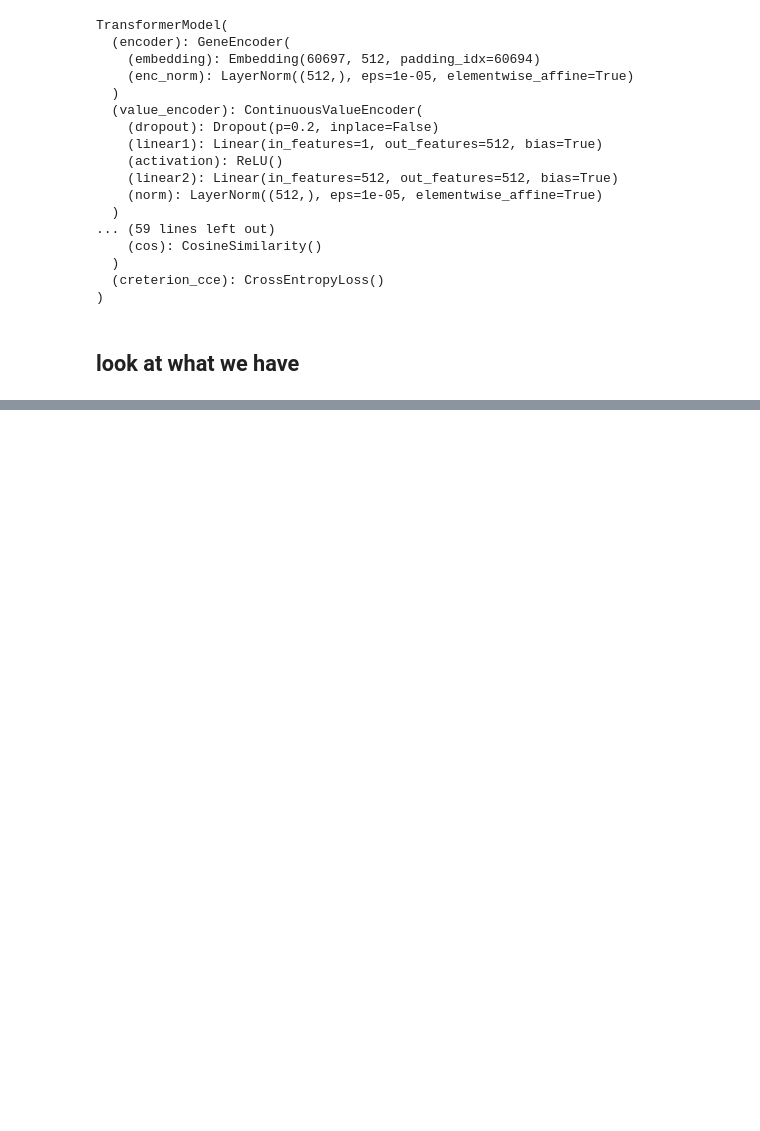
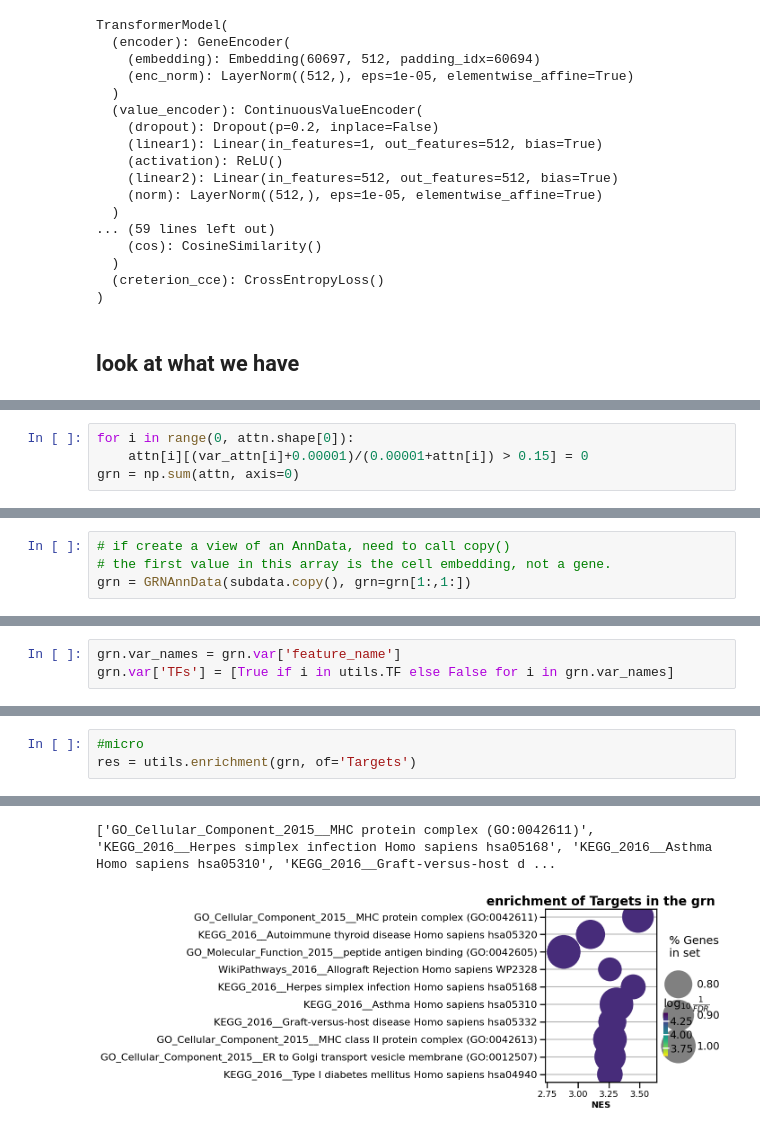
Before and after one commit to jkobject/scGPT, a Jupyter notebook: mytests/cleanup_run.ipynb, the cells around one changed output, grey strips where cells are left out. Cells and saved outputs as stored; diff of their text form; blank space fills up the shorter version.

```diff
--- a/mytests/cleanup_run.ipynb
+++ b/mytests/cleanup_run.ipynb
@@ -216,0 +261,4 @@ scgpt_test(
+# %%
+for i in range(0, attn.shape[0]):
+    attn[i][(var_attn[i]+0.00001)/(0.00001+attn[i]) > 0.15] = 0
+grn = np.sum(attn, axis=0)
@@ -216,0 +283,4 @@ scgpt_test(
+# %%
+# if create a view of an AnnData, need to call copy()
+# the first value in this array is the cell embedding, not a gene.
+grn = GRNAnnData(subdata.copy(), grn=grn[1:,1:])
@@ -216,0 +335,3 @@ scgpt_test(
+# %%
+grn.var_names = grn.var['feature_name']
+grn.var['TFs'] = [True if i in utils.TF else False for i in grn.var_names]
@@ -216,0 +468,4 @@ scgpt_test(
+# %%
+#micro
+res = utils.enrichment(grn, of='Targets')
+# %% [output]
@@ -216,0 +487,2 @@ scgpt_test(
+['GO_Cellular_Component_2015__MHC protein complex (GO:0042611)', 'KEGG_2016__Herpes simplex infection Homo sapiens hsa05168', 'KEGG_2016__Asthma Homo sapiens hsa05310', 'KEGG_2016__Graft-versus-host d ...
+[figure, added]
```
Also changed, not shown: parts of 52 cells of this notebook, 2 other files.
